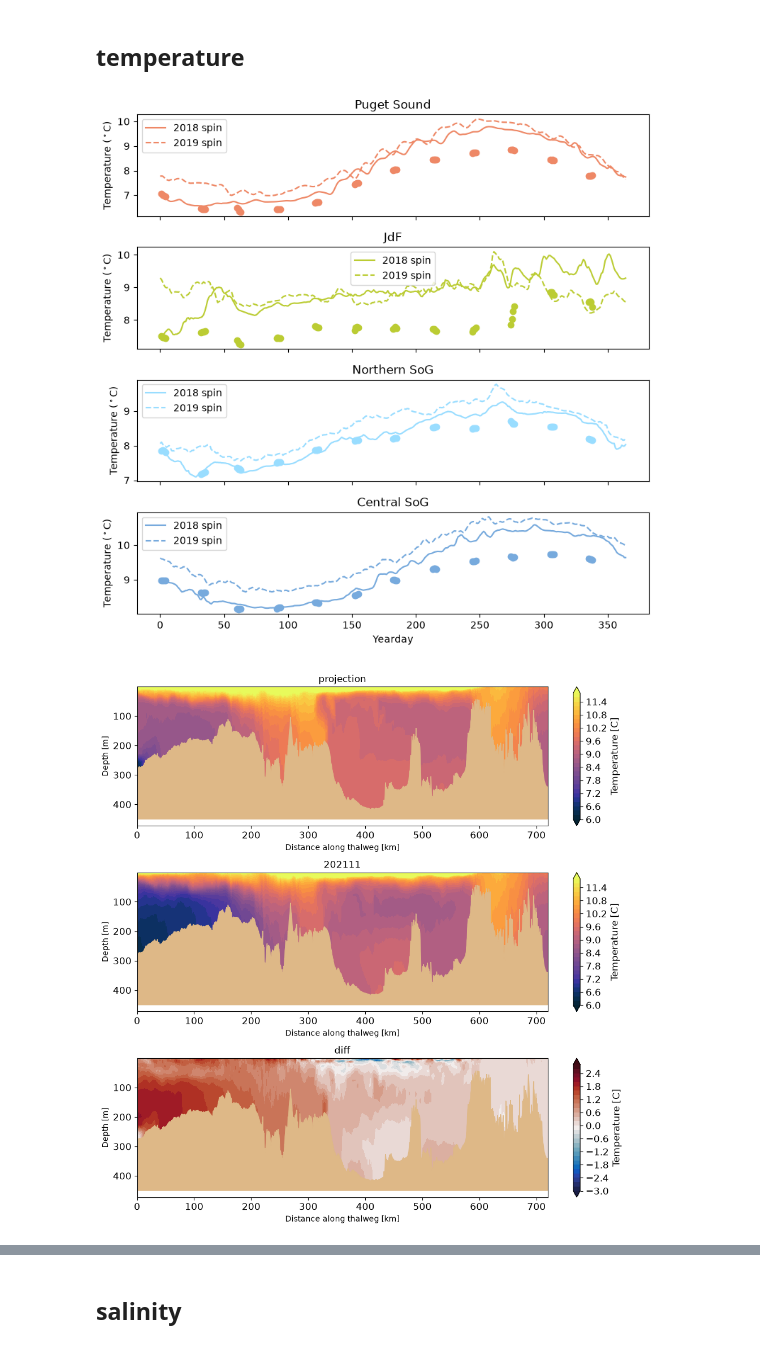
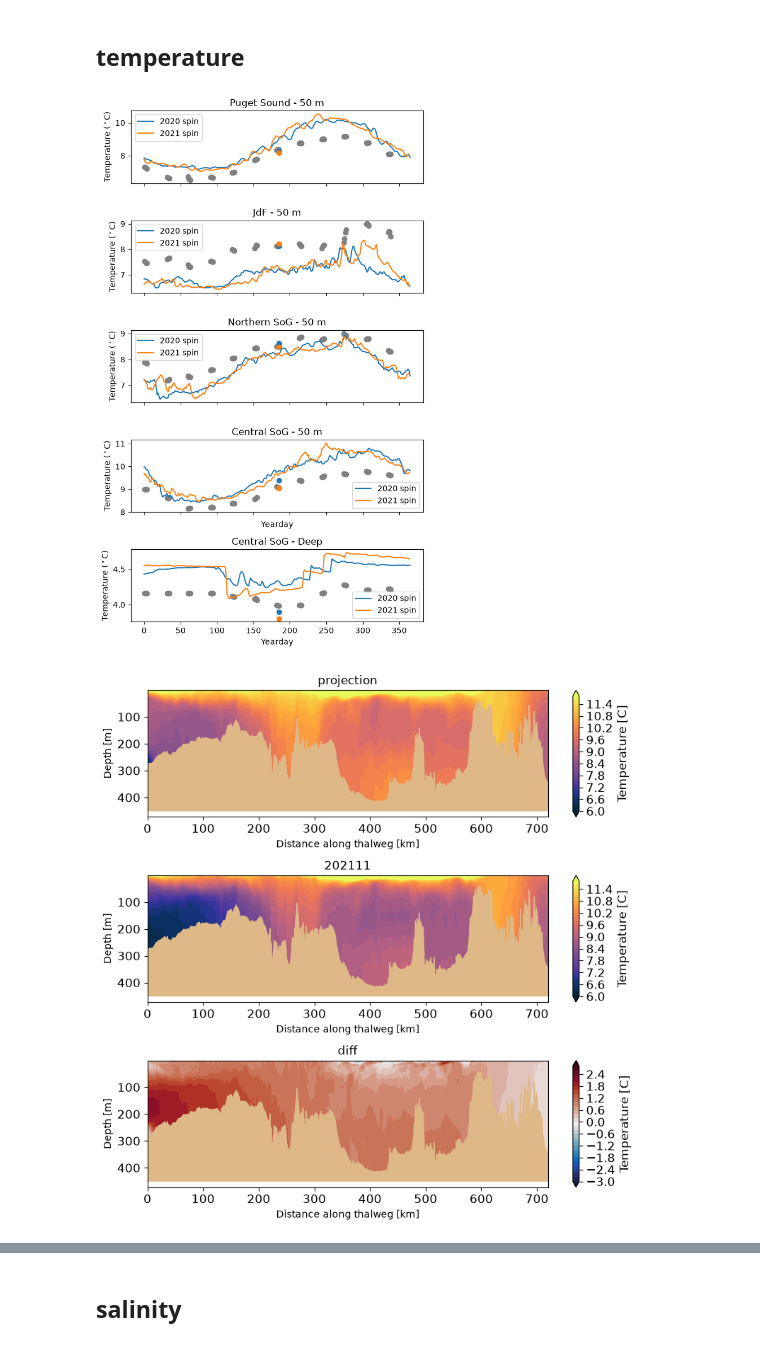
Before and after one commit to rbeutel/SSprojection-analysis, a Jupyter notebook: check copy.ipynb, the cells around one changed output, grey strips where cells are left out. Drawn from its saved outputs; the diff is of its cells as text; code cells hidden in the pictures.

Commit message:
check with reshapr files, salinity unreasonably low in some boxes.. something either wrong with how i'm doing reshapr or how i'm masking land before taking the mean

```diff
--- a/check copy.ipynb
+++ b/check copy.ipynb
@@ -59,3 +74,15 @@ old =xr.open_mfdataset(sorted(path_old.glob(f"*18/SalishSea_1d_*_grid_T.nc"))).w
+# %%
+# bathymetry for masking land values
+bath = xr.open_dataset("/home/rbeutel/MEOPAR/grid/bathymetry_202108.nc")
+
+# original salishseacast
+path_old = Path("/home/rbeutel/projects/def-allen/SalishSea/nowcast-green.202111/")
+# note that we only have 2018 salishseacast results on fir
+old =xr.open_mfdataset(sorted(path_old.glob(f"*18/SalishSea_1d_*_grid_T.nc"))).where(~np.isnan(bath.Bathymetry))
+old19 = xr.open_mfdataset(sorted(path_old.glob(f"*jul19/SalishSea_1d_*_grid_T.nc"))).where(~np.isnan(bath.Bathymetry))
+old20 = xr.open_mfdataset(sorted(path_old.glob(f"*jul20/SalishSea_1d_*_grid_T.nc"))).where(~np.isnan(bath.Bathymetry))
+old21 = xr.open_mfdataset(sorted(path_old.glob(f"*jul21/SalishSea_1d_*_grid_T.nc"))).where(~np.isnan(bath.Bathymetry))
+old22 = xr.open_mfdataset(sorted(path_old.glob(f"*jul22/SalishSea_1d_*_grid_T.nc"))).where(~np.isnan(bath.Bathymetry))
 # %%
 old.deptht.values
 # %% [output]
@@ -70,4 +97,5 @@ array([  0.5000003,   1.5000031,   2.5000114,   3.5000305,   4.5000706,
       dtype=float32)
 # %%
 filedays = [pd.Period(day,freq='D').day_of_year for day in old.time_counter.values]
+jul6day = pd.Period(np.datetime64('2018-07-04T12:00:00.000000000'),freq='D').day_of_year
 # %%
@@ -90,52 +129,69 @@ thalweg_in = '/home/rbeutel/MEOPAR/analysis/thalweg_working.txt'
 # %% [markdown]
 ## temperature
 # %%
-fig, ax = plt.subplots(4,1,figsize=(8,8))
+fig, ax = plt.subplots(5,1,figsize=(6,10))
 
 depth_bool, y_bool, x_bool = booleans(old,'pug',depth=50)
-ax[0].plot(pug50_2018spin.temp,color='#EE8866',label='2018 spin')
-ax[0].plot(pug50_2019spin.temp,color='#EE8866',ls='dashed',label='2019 spin')
-ax[0].scatter(filedays,np.mean(old.votemper[:,depth_bool,y_bool,x_bool],axis=(1,2,3)),color='#EE8866')
-ax[0].set_title('Puget Sound')
+ax[0].plot(pug50_2020spin.votemper,label='2020 spin')
+ax[0].plot(pug50_2021spin.votemper,label='2021 spin')
+ax[0].scatter(filedays,np.mean(old.votemper[:,depth_bool,y_bool,x_bool],axis=(1,2,3)),color='grey')
+ax[0].scatter(jul6day,np.mean(old20.votemper[:,depth_bool,y_bool,x_bool],axis=(1,2,3)))
+ax[0].scatter(jul6day,np.mean(old21.votemper[:,depth_bool,y_bool,x_bool],axis=(1,2,3)))
+ax[0].set_title('Puget Sound - 50 m')
 
 depth_bool, y_bool, x_bool = booleans(old,'jdf',depth=50)
-ax[1].plot(jdf50_2018spin.temp,color='#BBCC33',label='2018 spin')
-ax[1].plot(jdf50_2019spin.temp,color='#BBCC33',ls='dashed',label='2019 spin')
-ax[1].scatter(filedays,np.mean(old.votemper[:,depth_bool,y_bool,x_bool],axis=(1,2,3)),color='#BBCC33')
-ax[1].set_title('JdF')
+ax[1].plot(jdf50_2020spin.votemper,label='2020 spin')
+ax[1].plot(jdf50_2021spin.votemper,label='2021 spin')
+ax[1].scatter(filedays,np.mean(old.votemper[:,depth_bool,y_bool,x_bool],axis=(1,2,3)),color='grey')
+ax[1].scatter(jul6day,np.mean(old20.votemper[:,depth_bool,y_bool,x_bool],axis=(1,2,3)))
+ax[1].scatter(jul6day,np.mean(old21.votemper[:,depth_bool,y_bool,x_bool],axis=(1,2,3)))
+ax[1].set_title('JdF - 50 m')
 
 depth_bool, y_bool, x_bool = booleans(old,'nsg',depth=50)
-ax[2].plot(nsg50_2018spin.temp,color='#99DDFF',label='2018 spin')
-ax[2].plot(nsg50_2019spin.temp,color='#99DDFF',ls='dashed',label='2019 spin')
-ax[2].scatter(filedays,np.mean(old.votemper[:,depth_bool,y_bool,x_bool],axis=(1,2,3)),color='#99DDFF')
-ax[2].set_title('Northern SoG')
+ax[2].plot(nsg50_2020spin.votemper,label='2020 spin')
+ax[2].plot(nsg50_2021spin.votemper,label='2021 spin')
+ax[2].scatter(filedays,np.mean(old.votemper[:,depth_bool,y_bool,x_bool],axis=(1,2,3)),color='grey')
+ax[2].scatter(jul6day,np.mean(old20.votemper[:,depth_bool,y_bool,x_bool],axis=(1,2,3)))
+ax[2].scatter(jul6day,np.mean(old21.votemper[:,depth_bool,y_bool,x_bool],axis=(1,2,3)))
+ax[2].set_title('Northern SoG - 50 m')
 
 depth_bool, y_bool, x_bool = booleans(old,'csg',depth=50)
-ax[3].plot(csg50_2018spin.temp,color='#77AADD',label='2018 spin')
-ax[3].plot(csg50_2019spin.temp,color='#77AADD',ls='dashed',label='2019 spin')
-ax[3].scatter(filedays,np.mean(old.votemper[:,depth_bool,y_bool,x_bool],axis=(1,2,3)),color='#77AADD')
-ax[3].set_title('Central SoG')
+ax[3].plot(csg50_2020spin.votemper,label='2020 spin')
+ax[3].plot(csg50_2021spin.votemper,label='2021 spin')
+ax[3].scatter(filedays,np.mean(old.votemper[:,depth_bool,y_bool,x_bool],axis=(1,2,3)),color='grey')
+ax[3].scatter(jul6day,np.mean(old20.votemper[:,depth_bool,y_bool,x_bool],axis=(1,2,3)))
+ax[3].scatter(jul6day,np.mean(old21.votemper[:,depth_bool,y_bool,x_bool],axis=(1,2,3)))
+ax[3].set_title('Central SoG - 50 m')
 ax[3].set_xlabel('Yearday')
+
+depth_bool, y_bool, x_bool = booleans(old,'csg',depth=300)
+ax[4].plot(csgDeep_2020spin.votemper,label='2020 spin')
+ax[4].plot(csgDeep_2021spin.votemper,label='2021 spin')
+ax[4].scatter(filedays,np.mean(old.votemper[:,depth_bool,y_bool,x_bool],axis=(1,2,3)),color='grey')
+ax[4].scatter(jul6day,np.mean(old20.votemper[:,depth_bool,y_bool,x_bool],axis=(1,2,3)))
+ax[4].scatter(jul6day,np.mean(old21.votemper[:,depth_bool,y_bool,x_bool],axis=(1,2,3)))
+ax[4].set_title('Central SoG - Deep')
+ax[4].set_xlabel('Yearday')
 
 for axs in ax:
     axs.set_ylabel('Temperature ($^\circ$C)')
     axs.legend()
     axs.set_xticks(np.arange(0,365,50))
     axs.set_xticklabels('')
-ax[3].set_xticklabels(np.arange(0,365,50))
+ax[4].set_xticklabels(np.arange(0,365,50))
 
 plt.tight_layout()
 # %% [output]
-[figure, old version]
+[figure, new version]
 # %%
-fig, (ax1, ax2, ax3) = plt.subplots(3,1,figsize=(10,10))
+fig, (ax1, ax2, ax3) = plt.subplots(3,1,figsize=(8,8))
 
 temp_range = np.arange(6,12,0.2)
 temp_diff = np.arange(-3,+3,0.2)
 
 #projection
 tit = 'projection'
-data_to_plot = newthal['votemper'].values[0,:,:,:]
+data_to_plot = newthal20['votemper'].values[0,:,:,:]
 
 cbar = vis.contour_thalweg(ax1, data_to_plot, bathy, mesh, clevels=temp_range, cmap = cm.thermal, thalweg_file=thalweg_in)
 cbar.set_label('Temperature [C]', fontsize = 12)
@@ -146,7 +202,7 @@ ax1.set_title(tit)
 #original
 tit = '202111'
 
-data_to_plot = old['votemper'].isel(time_counter=list(old.time_counter.values).index(np.datetime64('2018-07-04T12:00:00.000000000'))).values
+data_to_plot = old20['votemper'].values[0,:,:,:] #.isel(time_counter=list(old21.time_counter.values).index(np.datetime64('2018-07-06T12:00:00.000000000'))).values
 
 cbar = vis.contour_thalweg(ax2, data_to_plot, bathy, mesh, clevels=temp_range, cmap = cm.thermal, thalweg_file=thalweg_in)
 cbar.set_label('Temperature [C]', fontsize = 12)
@@ -156,7 +212,7 @@ ax2.set_title(tit)
 
 #change
 tit = 'diff'
-data_to_plot = newthal['votemper'].values[0,:,:,:] - old['votemper'].isel(time_counter=list(old.time_counter.values).index(np.datetime64('2018-07-04T12:00:00.000000000'))).values
+data_to_plot = newthal20['votemper'].values[0,:,:,:] - old20['votemper'].values[0,:,:,:] #.isel(time_counter=list(old21.time_counter.values).index(np.datetime64('2018-07-04T12:00:00.000000000'))).values
 
 cbar = vis.contour_thalweg(ax3, data_to_plot, bathy, mesh, clevels=temp_diff, cmap = cm.balance, thalweg_file=thalweg_in)
 cbar.set_label('Temperature [C]', fontsize = 12)
@@ -166,4 +222,4 @@ ax3.set_title(tit)
 
 plt.tight_layout()
 # %% [output]
-[figure, old version]
+[figure, new version]
```
Also changed, not shown: parts of 8 cells of this notebook, 7 other files.
